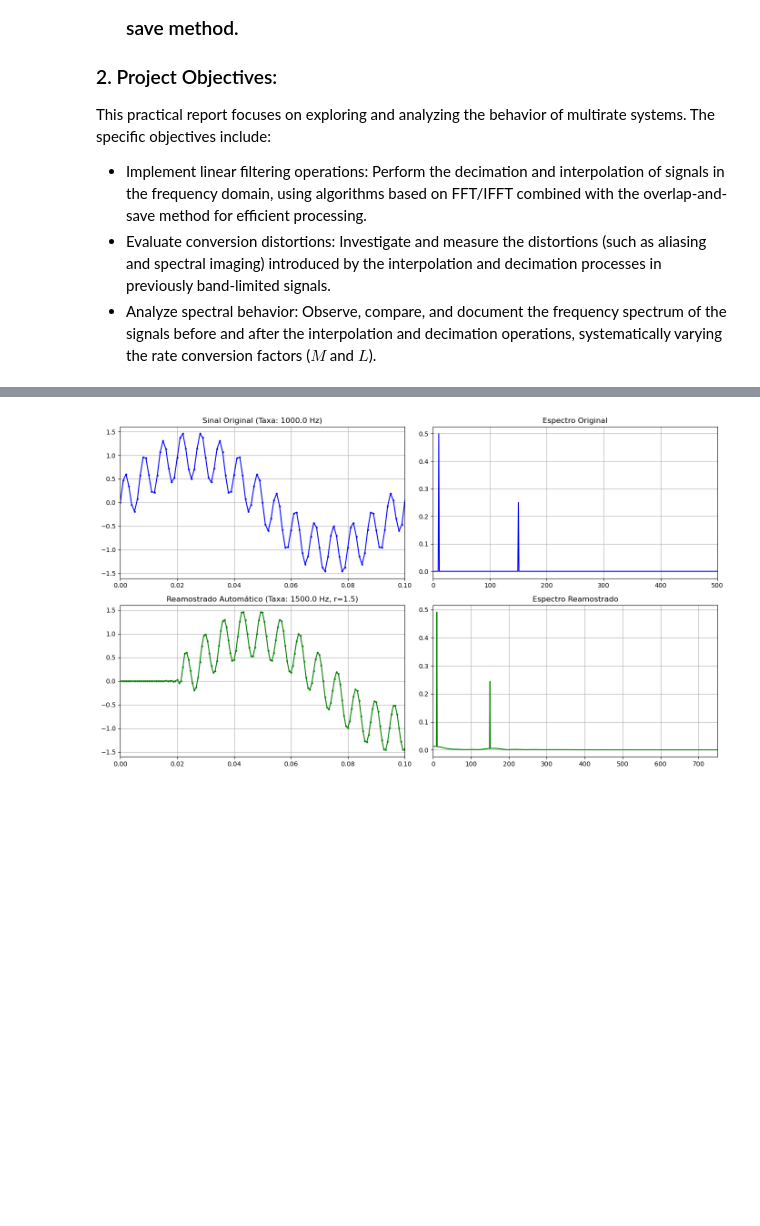
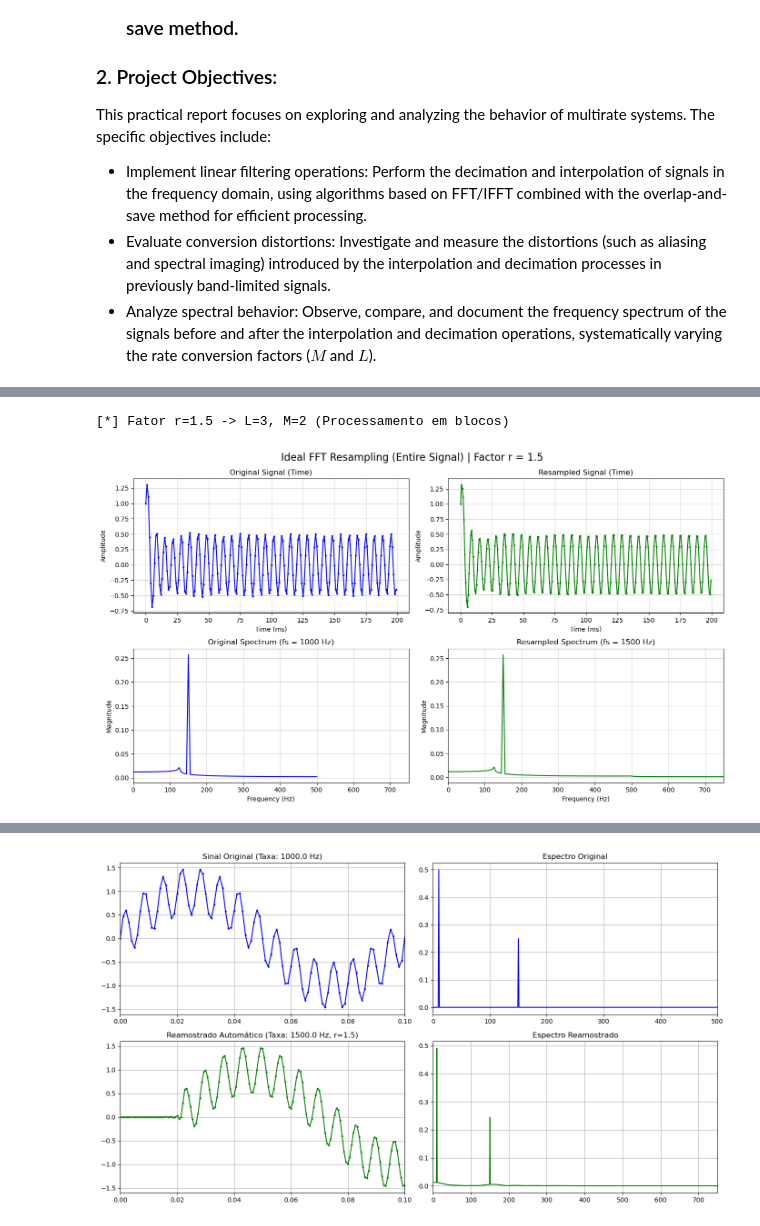
Before and after one commit to elmerfariass/DSPcap, a Jupyter notebook: SampleConverters.ipynb, the cells around one changed output, grey strips where cells are left out. Cells and saved outputs as stored; diff of their text form; code cells hidden in the pictures; blank space fills up the shorter version.

Commit message:
SampleConverters

```diff
--- a/SampleConverters.ipynb
+++ b/SampleConverters.ipynb
@@ -194,0 +202,68 @@ plt.show()
+# %%
+# 1. Test Signal Configuration
+fs_in = 1000                  # Original sampling rate (
+r = 1.5                       # Resampling factor (L=3, M=2)
+fs_out = int(fs_in * r)       # New sampling rate (72 kHz)
+duration = 0.2                # S
+
+# Original time axis
+#t_in = np.arange(0, 1.0, 1/fs_in)
+t_in = np.arange(int(fs_in * duration)) / fs_in
+
+# Creating the signal: A sum of two frequencies (40 Hz and 150 Hz)
+freq1, freq2 = 40.0, 150.0
+x_original = np.sinc(2 * np.pi * freq1 * t_in) + 0.5 * np.sin(2 * np.pi * freq2 * t_in)
+
+# Resampling the signal via FFT-based ideal resampling with Overlap-and-Save
+y_resampled = OVS_RateConverter(x_original, r)
+
+# Resampled time axis
+t_out = np.arange(len(y_resampled)) / fs_out
+
+# Calculating Frequency Spectra (Real FFT)
+X_fft = np.fft.rfft(x_original)
+f_in = np.fft.rfftfreq(len(x_original), 1/fs_in)
+magnitude_X = np.abs(X_fft) / len(x_original) # Normalizing amplitude
+
+Y_fft = np.fft.rfft(y_resampled)
+f_out = np.fft.rfftfreq(len(y_resampled), 1/fs_out)
+magnitude_Y = np.abs(Y_fft) / len(y_resampled) # Normalizing amplitude
+
+fig, axs = plt.subplots(2, 2, figsize=(14, 8))
+fig.suptitle(f'Ideal FFT Resampling (Entire Signal) | Factor r = {r}', fontsize=16)
+
+# Original Signal in Time
+axs[0, 0].plot(t_in * 1000, x_original, color='blue', marker='o', markersize=2, linestyle='-')
+axs[0, 0].set_title('Original Signal (Time)')
+axs[0, 0].set_xlabel('Time (ms)')
+axs[0, 0].set_ylabel('Amplitude')
+axs[0, 0].grid(True, alpha=0.5)
+
+# Resampled Signal in Time
+axs[0, 1].plot(t_out * 1000, y_resampled, color='green', marker='x', markersize=2, linestyle='-')
+axs[0, 1].set_title('Resampled Signal (Time)')
+axs[0, 1].set_xlabel('Time (ms)')
+axs[0, 1].set_ylabel('Amplitude')
+axs[0, 1].grid(True, alpha=0.5)
+
+# Original Signal Spectrum
+axs[1, 0].plot(f_in, magnitude_X, color='blue')
+axs[1, 0].set_title(f'Original Spectrum (fs = {fs_in} Hz)')
+axs[1, 0].set_xlabel('Frequency (Hz)')
+axs[1, 0].set_ylabel('Magnitude')
+axs[1, 0].set_xlim(0, fs_out / 2)
+axs[1, 0].grid(True, alpha=0.5)
+
+#  Resampled Signal Spectrum
+axs[1, 1].plot(f_out, magnitude_Y, color='green')
+axs[1, 1].set_title(f'Resampled Spectrum (fs = {fs_out} Hz)')
+axs[1, 1].set_xlabel('Frequency (Hz)')
+axs[1, 1].set_ylabel('Magnitude')
+axs[1, 1].set_xlim(0, fs_out / 2)
+axs[1, 1].grid(True, alpha=0.5)
+
+plt.tight_layout()
+plt.show()
+# %% [output]
+[*] Fator r=1.5 -> L=3, M=2 (Processamento em blocos)
+[figure, added]
```
Also changed, not shown: parts of 12 cells of this notebook, 2 other files.
